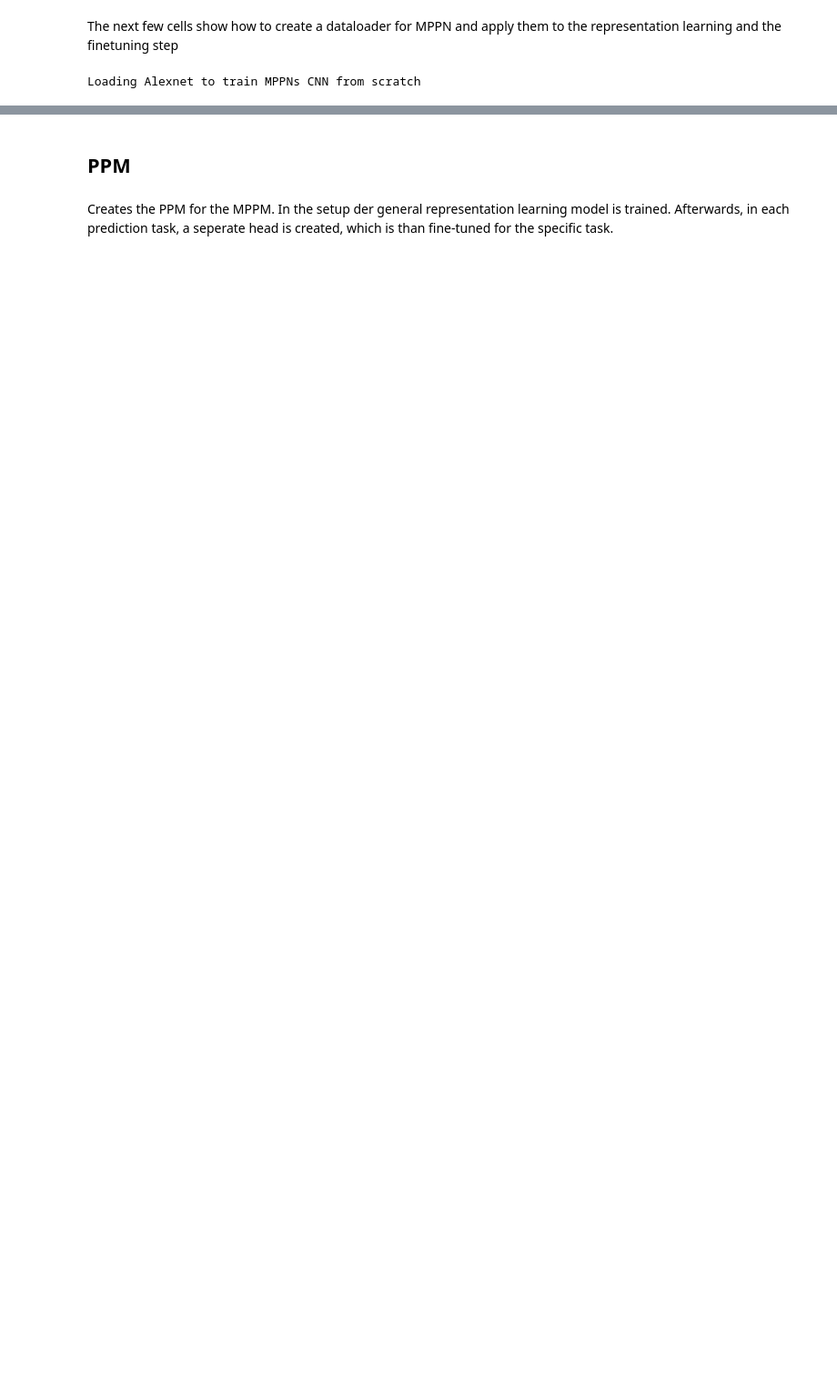
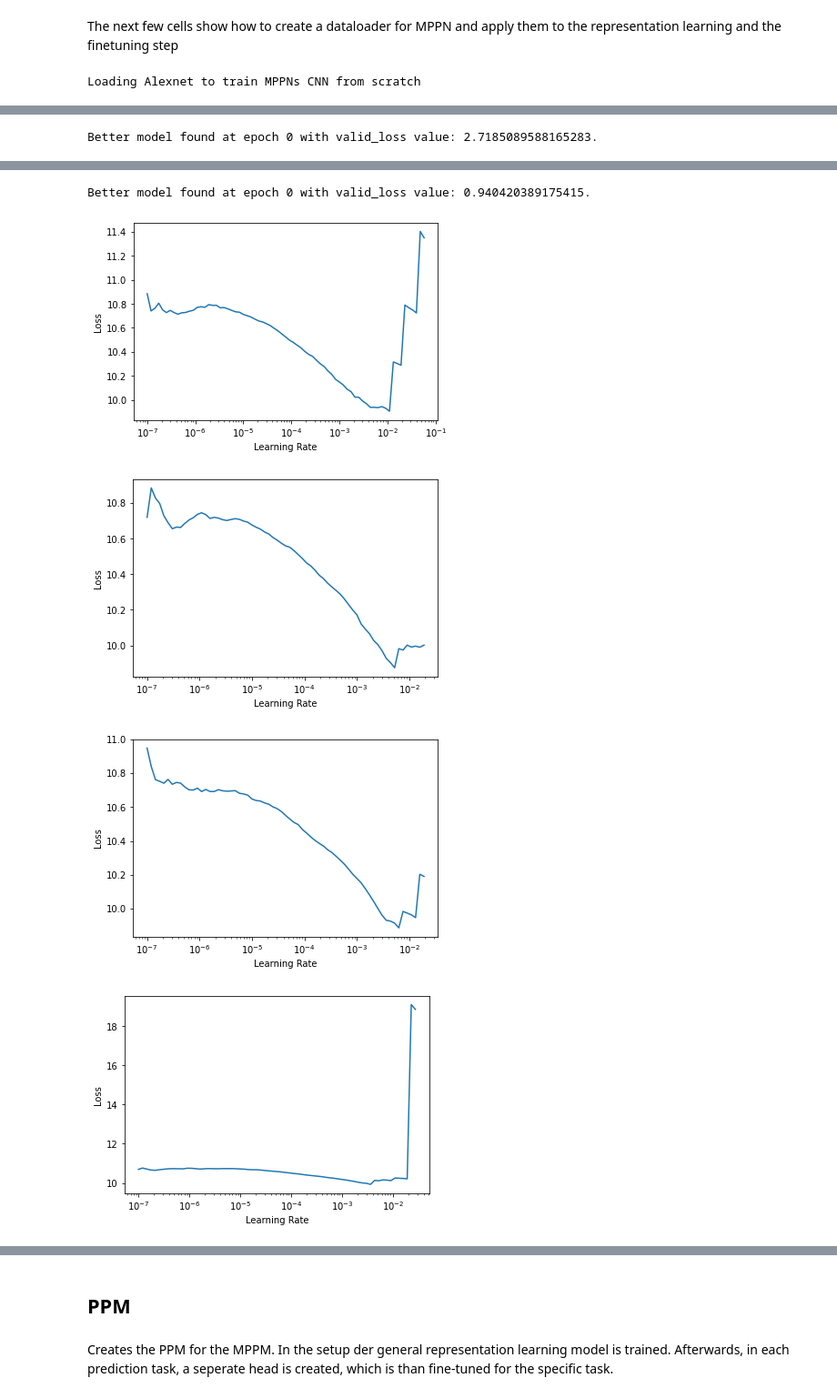
Before and after one commit to joLahann/mppn, a Jupyter notebook: 03_mppn.ipynb, the cells around one changed output, grey strips where cells are left out. Shown at 91% size. Cells and saved outputs as stored; diff of their text form; code cells hidden in the pictures; blank space fills up the shorter version.

```diff
--- a/03_mppn.ipynb
+++ b/03_mppn.ipynb
@@ -23,7 +23,7 @@ from mppn.preprocessing import *
 from mppn.pipeline import *
 from mppn.baselines import *
 # %%
-_RUN_TRAINING=False
+_RUN_TRAINING=True
 # %% [markdown]
 ## Models
 # %%
@@ -413,4 +413,5 @@ TensorBase(11.4477, grad_fn=<AliasBackward>)
 # %%
 # Train representation learning model
 if _RUN_TRAINING:
-    train_validate(dls,m,loss=loss,metrics=metrics,epoch=20)
+    train_validate(dls,m,loss=loss,metrics=metrics,epoch=1)
+# %% [output]
@@ -416,0 +425 @@ if _RUN_TRAINING:
+Better model found at epoch 0 with valid_loss value: 2.7185089588165283.
@@ -416,0 +427,5 @@ if _RUN_TRAINING:
+Better model found at epoch 0 with valid_loss value: 0.940420389175415.
+[figure, added]
+[figure, added]
+[figure, added]
+[figure, added]
```
Also changed, not shown: parts of 9 cells of this notebook, 6 other files.
